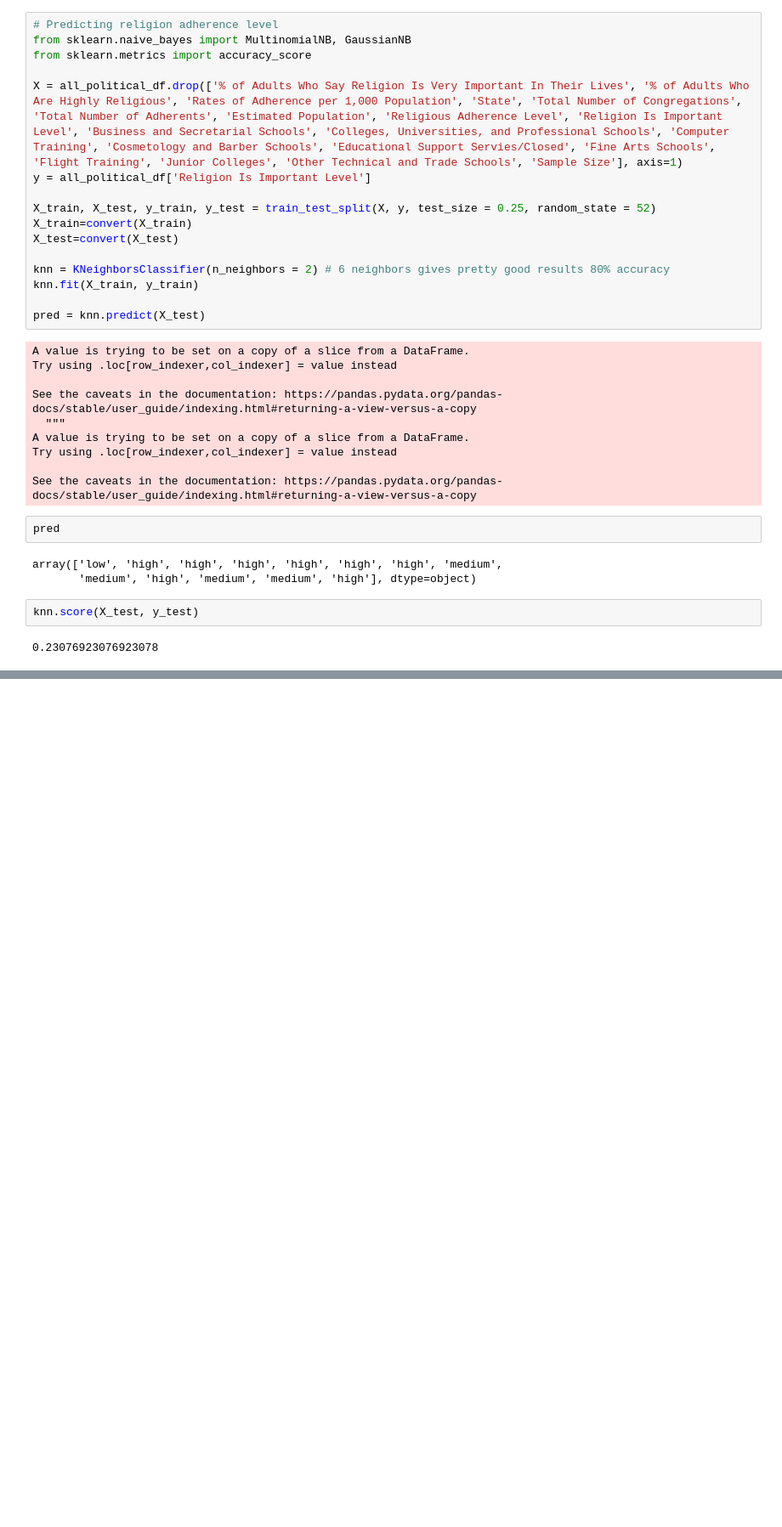
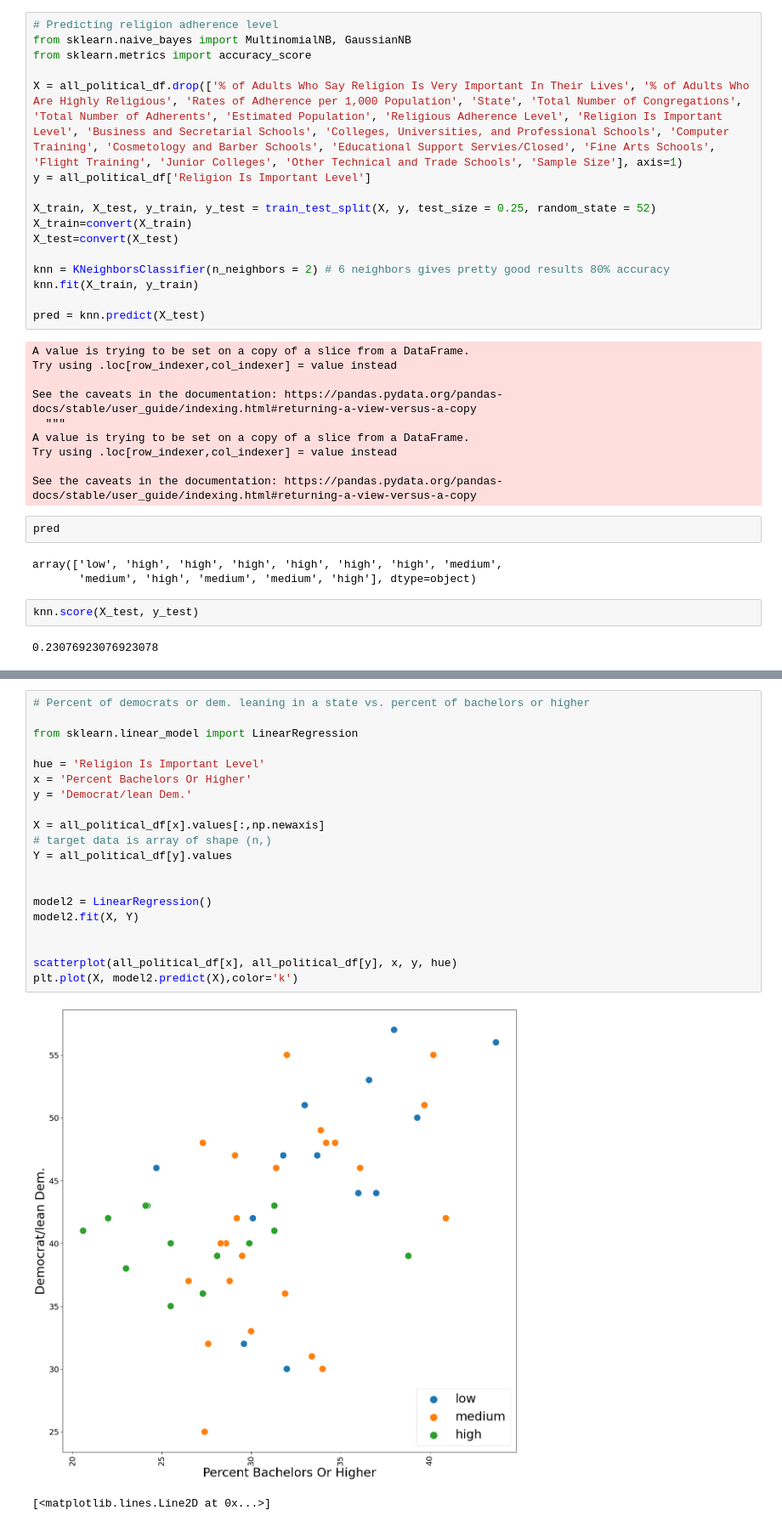
Before and after one commit to kirakirakira/Code-Louisville-Data-Science-Project, a Jupyter notebook: Education and Religion.ipynb, the cells around one changed output, grey strips where cells are left out. Shown at 85% size. Drawn from its saved outputs; the diff is of its cells as text; blank space fills up the shorter version.

```diff
--- a/Education and Religion.ipynb
+++ b/Education and Religion.ipynb
@@ -708,0 +738,23 @@ AttributeError: 'function' object has no attribute 'transform'
+# %%
+# Percent of democrats or dem. leaning in a state vs. percent of bachelors or higher
+
+from sklearn.linear_model import LinearRegression
+
+hue = 'Religion Is Important Level'
+x = 'Percent Bachelors Or Higher'
+y = 'Democrat/lean Dem.'
+
+X = all_political_df[x].values[:,np.newaxis]
+# target data is array of shape (n,)
+Y = all_political_df[y].values
+
+
+model2 = LinearRegression()
+model2.fit(X, Y)
+
+
+scatterplot(all_political_df[x], all_political_df[y], x, y, hue)
+plt.plot(X, model2.predict(X),color='k')
+# %% [output]
+[figure, added]
+[<matplotlib.lines.Line2D at 0x...>]
```
Also changed, not shown: parts of 7 cells of this notebook.
